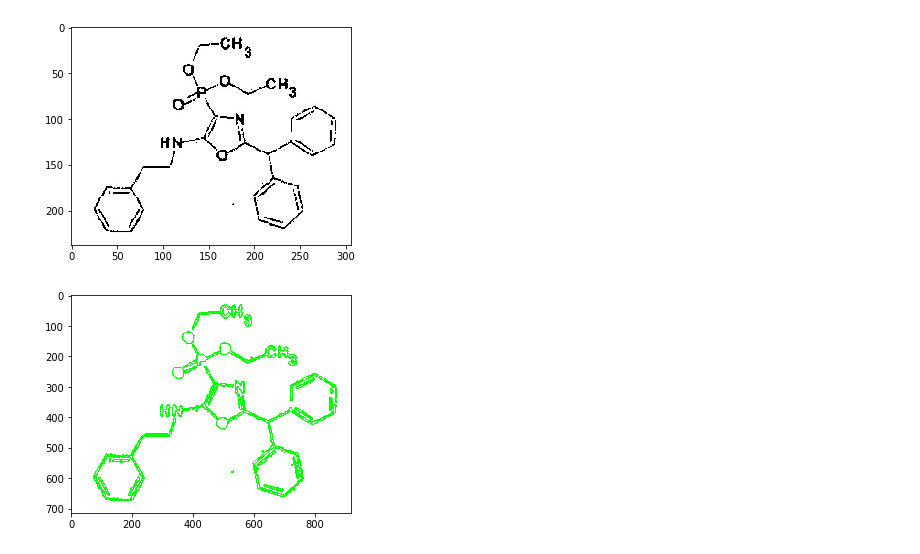
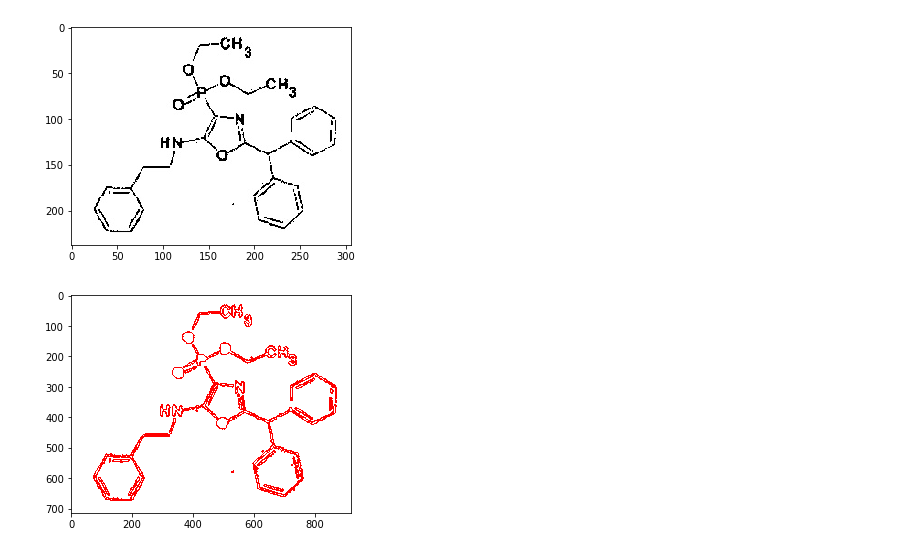
Before and after one commit to abstract-dog/abstract_dog, a Jupyter notebook: hack.ipynb, the cells around one changed output. Cells and saved outputs as stored; diff of their text form; code cells hidden in the pictures.

```diff
--- a/hack.ipynb
+++ b/hack.ipynb
@@ -51,13 +51,13 @@ plt.imsave('big.jpg', resize_img(img, 3))
 # %%
 image = cv2.imread('big.jpg')
 
-edged = define_edged(image, 30, 200)
+edged = define_edged(image, 0, 255)
 contours, hierarchy = get_contours(edged)
 
 image[::] = 255
-cv2.drawContours(image, contours, -1, (0, 255, 0), 3)
+cv2.drawContours(image, contours, -1, (255, 0, 0), 3)
 
 plt.imshow(image)
 plt.show()
 # %% [output]
-[figure, old version]
+[figure, new version]
```
Also changed, not shown: parts of 4 cells of this notebook.
